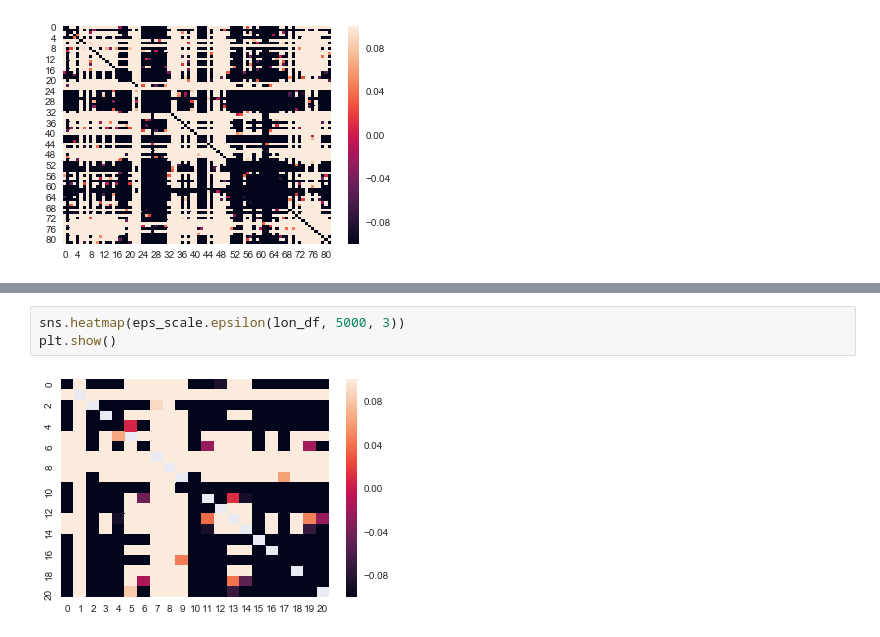
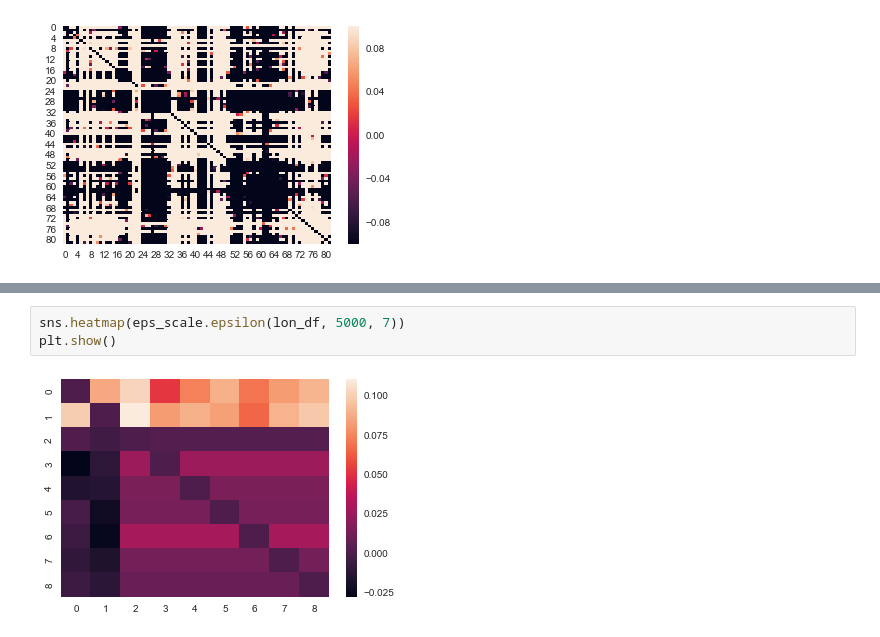
Before and after one commit to jbremz/human_mob, a Jupyter notebook: Notebooks/Ilaria's Log/Week 14.ipynb, the cells around one changed output, grey strips where cells are left out. Saved outputs shown, nothing was run; the diff lists cells and outputs as text.

```diff
--- a/Notebooks/Ilaria's Log/Week 14.ipynb
+++ b/Notebooks/Ilaria's Log/Week 14.ipynb
@@ -72,6 +127,6 @@ plt.show()
 # %%
-sns.heatmap(eps_scale.epsilon(lon_df, 5000, 3))
+sns.heatmap(eps_scale.epsilon(lon_df, 5000, 7))
 plt.show()
 # %% [output]
-[figure, old version]
+[figure, new version]
 # %%
```
Also changed, not shown: parts of 14 cells of this notebook, 4 other files.
